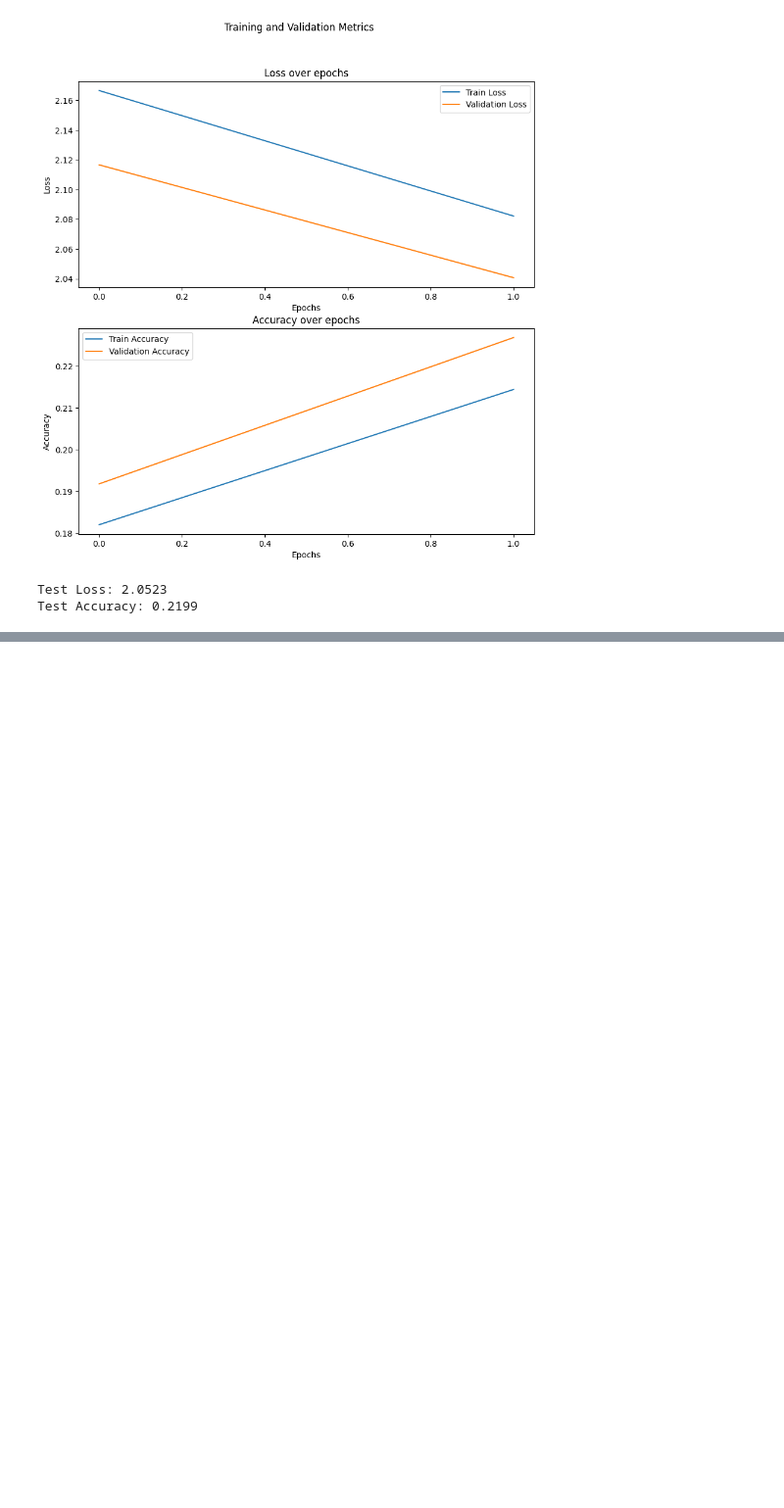
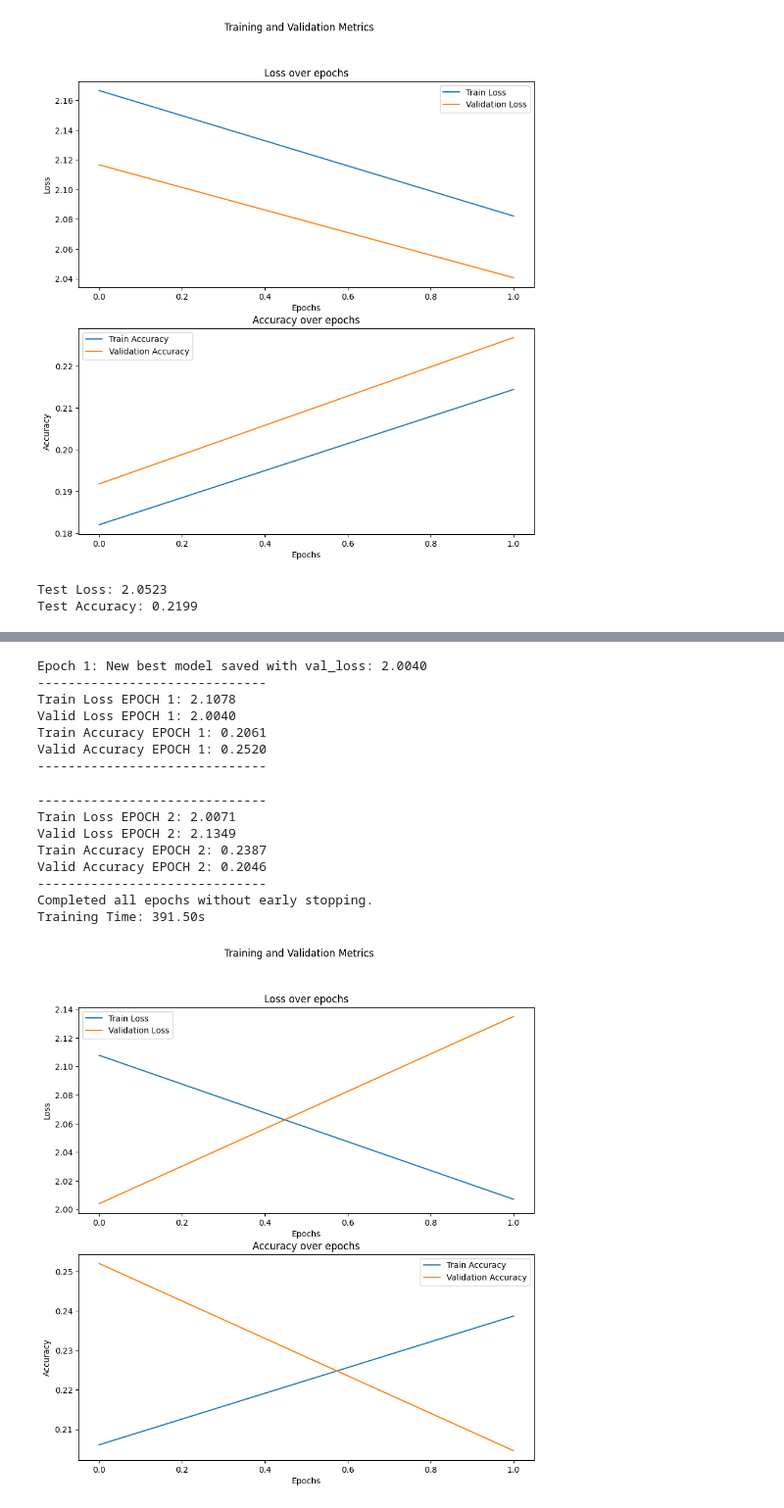
Before and after one commit to nihataksu/bachelor-project, a Jupyter notebook: src/vit6.ipynb, the cells around one changed output, grey strips where cells are left out. Shown: that part at 98% size. Drawn from its saved outputs; the diff is of its cells as text; code cells hidden in the pictures; blank space fills up the shorter version.

```diff
--- a/src/vit6.ipynb
+++ b/src/vit6.ipynb
@@ -138,32 +157,49 @@ Order is  3
 no_postional_embedding = PatchEmbeddingNoPositionalEmbedding(parameters.EMBEDING_DIMENTION, parameters.PATCH_SIZE, parameters.NUM_PATCHES, parameters.DROPOUT, parameters.IN_CHANNELS)
 model_no_embedding = training_loop(
     working_folder=working_folder,
-    training_name="no_positional_embedding_training"
+    training_name="no_positional_embedding_training",
     embedding_strategy=no_postional_embedding,
     checkpoint_file_name='best_model_no_embedding.pt',
     device=device,
     train_dataloader=train_dataloader,
     val_dataloader=val_dataloader,
     EPOCHS=parameters.EPOCHS,
     PATIENCE=parameters.PATIENCE,
     LEARNING_RATE=parameters.LEARNING_RATE,
     NUM_CLASSES=parameters.NUM_CLASSES,
     PATCH_SIZE=parameters.PATCH_SIZE,
     IMAGE_SIZE=parameters.IMAGE_SIZE,
     IN_CHANNELS=parameters.IN_CHANNELS,
     NUM_HEADS=parameters.NUM_HEADS,
     DROPOUT=parameters.DROPOUT,
     HIDDEN_DIM=parameters.HIDDEN_DIM,
     ADAM_WEIGHT_DECAY=parameters.ADAM_WEIGHT_DECAY,
     ADAM_BETAS=parameters.ADAM_BETAS,
     ACTIVATION=parameters.ACTIVATION,
     NUM_ENCODERS=parameters.NUM_ENCODERS,
     EMBEDING_DIMENTION=parameters.EMBEDING_DIMENTION,
     NUM_PATCHES=parameters.NUM_PATCHES)
 
 test_model(working_folder=working_folder,
            training_name="no_positional_embedding_test",
            model=model_no_embedding,
            checkpoint_path='best_model_no_embedding.pt',
            device=device,
            test_dataloader=test_dataloader)
+# %% [output]
+Epoch 1: New best model saved with val_loss: 2.0040
+------------------------------
+Train Loss EPOCH 1: 2.1078
+Valid Loss EPOCH 1: 2.0040
+Train Accuracy EPOCH 1: 0.2061
+Valid Accuracy EPOCH 1: 0.2520
+------------------------------
+------------------------------
+Train Loss EPOCH 2: 2.0071
+Valid Loss EPOCH 2: 2.1349
+Train Accuracy EPOCH 2: 0.2387
+Valid Accuracy EPOCH 2: 0.2046
+------------------------------
+Completed all epochs without early stopping.
+Training Time: 391.50s
+[figure, added]
```
Also changed, not shown: parts of 2 cells of this notebook, 4 other files.
